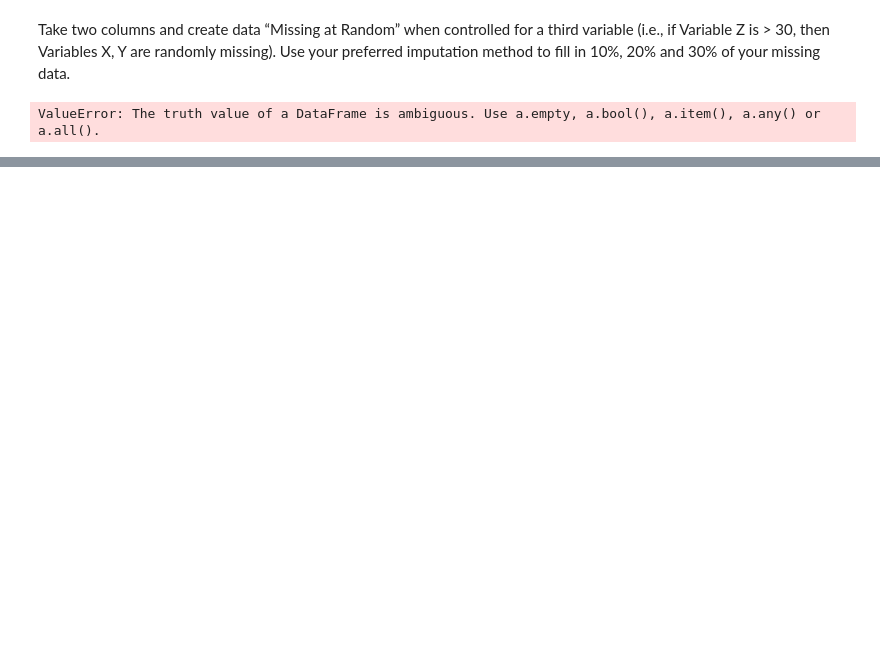
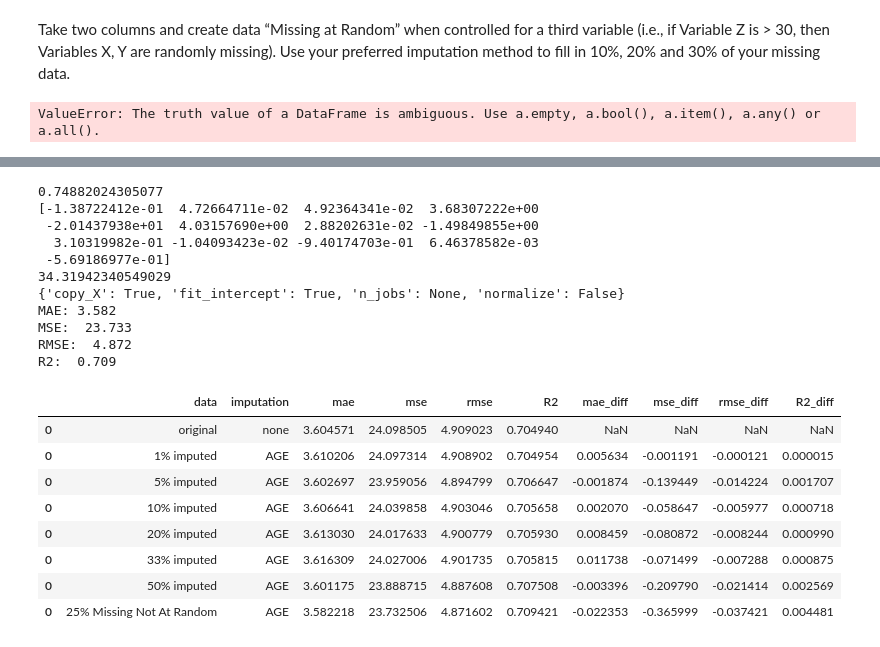
Before and after one commit to mjwolfe91/QTW-CaseStudy5, a Jupyter notebook: MissingDataCaseStudy.ipynb, the cells around one changed output, grey strips where cells are left out. Saved outputs shown, nothing was run; the diff lists cells and outputs as text; code cells hidden in the pictures; blank space fills up the shorter version.

```diff
--- a/MissingDataCaseStudy.ipynb
+++ b/MissingDataCaseStudy.ipynb
@@ -527,0 +567,68 @@ ValueError: The truth value of a DataFrame is ambiguous. Use a.empty, a.bool(),
+# %%
+in_sample = bos.loc[bos['AGE']<=45.025]
+out_sample = bos[~bos.isin(in_sample)].dropna()
+in_sample['AGE'] = np.nan
+in_sample['AGE'] = in_sample['AGE'].fillna(out_sample['AGE'].median())
+imputed_data = pd.concat([in_sample, out_sample])
+imputed_data = imputed_data.sort_index()
+
+train_set = imputed_data.iloc[train_index]
+test_set = imputed_data.iloc[test_index]
+
+X_train = train_set.iloc[:, :-1].values
+Y_train = train_set.iloc[:, -1].values
+X_test = test_set.iloc[:, :-1].values
+Y_test = test_set.iloc[:, -1].values
+
+reg2 = LinearRegression().fit(X_train, Y_train)
+print(reg2.score(X_train, Y_train))
+print(reg2.coef_)
+print(reg2.intercept_)
+print(reg2.get_params())
+
+Y_pred = reg2.predict(X_test)
+
+mae = mean_absolute_error(Y_test,Y_pred)
+mse = mean_squared_error(Y_test,Y_pred)
+rmse_val = rmse(Y_test,Y_pred)
+r2 = r2_score(Y_test,Y_pred)
+print("MAE: %.3f"%mae)
+print("MSE:  %.3f"%mse)
+print("RMSE:  %.3f"%rmse_val)
+print("R2:  %.3f"%r2)
+
+temp_frame = pd.DataFrame({'data':'25% Missing Not At Random',
+                   'imputation':'AGE',
+                   'mae': mae,
+                   'mse': mse,
+                   'rmse':rmse_val,
+                   'R2':r2,
+                   'mae_diff':mae-orig_mae,
+                   'mse_diff':mse-orig_mse,
+                   'rmse_diff':rmse_val-orig_rmse_val,
+                   'R2_diff':r2-orig_r2
+                   }, index=[0])
+
+res_frame = pd.concat([res_frame, temp_frame])
+res_frame
+# %% [output]
+0.74882024305077
+[-1.38722412e-01  4.72664711e-02  4.92364341e-02  3.68307222e+00
+ -2.01437938e+01  4.03157690e+00  2.88202631e-02 -1.49849855e+00
+  3.10319982e-01 -1.04093423e-02 -9.40174703e-01  6.46378582e-03
+ -5.69186977e-01]
+34.31942340549029
+{'copy_X': True, 'fit_intercept': True, 'n_jobs': None, 'normalize': False}
+MAE: 3.582
+MSE:  23.733
+RMSE:  4.872
+R2:  0.709
+|  | data | imputation | mae | mse | rmse | R2 | mae_diff | mse_diff | rmse_diff | R2_diff |
+| 0 | original | none | 3.604571 | 24.098505 | 4.909023 | 0.704940 | NaN | NaN | NaN | NaN |
+| 0 | 1% imputed | AGE | 3.610206 | 24.097314 | 4.908902 | 0.704954 | 0.005634 | -0.001191 | -0.000121 | 0.000015 |
+| 0 | 5% imputed | AGE | 3.602697 | 23.959056 | 4.894799 | 0.706647 | -0.001874 | -0.139449 | -0.014224 | 0.001707 |
+| 0 | 10% imputed | AGE | 3.606641 | 24.039858 | 4.903046 | 0.705658 | 0.002070 | -0.058647 | -0.005977 | 0.000718 |
+| 0 | 20% imputed | AGE | 3.613030 | 24.017633 | 4.900779 | 0.705930 | 0.008459 | -0.080872 | -0.008244 | 0.000990 |
+| 0 | 33% imputed | AGE | 3.616309 | 24.027006 | 4.901735 | 0.705815 | 0.011738 | -0.071499 | -0.007288 | 0.000875 |
+| 0 | 50% imputed | AGE | 3.601175 | 23.888715 | 4.887608 | 0.707508 | -0.003396 | -0.209790 | -0.021414 | 0.002569 |
+| 0 | 25% Missing Not At Random | AGE | 3.582218 | 23.732506 | 4.871602 | 0.709421 | -0.022353 | -0.365999 | -0.037421 | 0.004481 |
```
Also changed, not shown: parts of 13 cells of this notebook.
